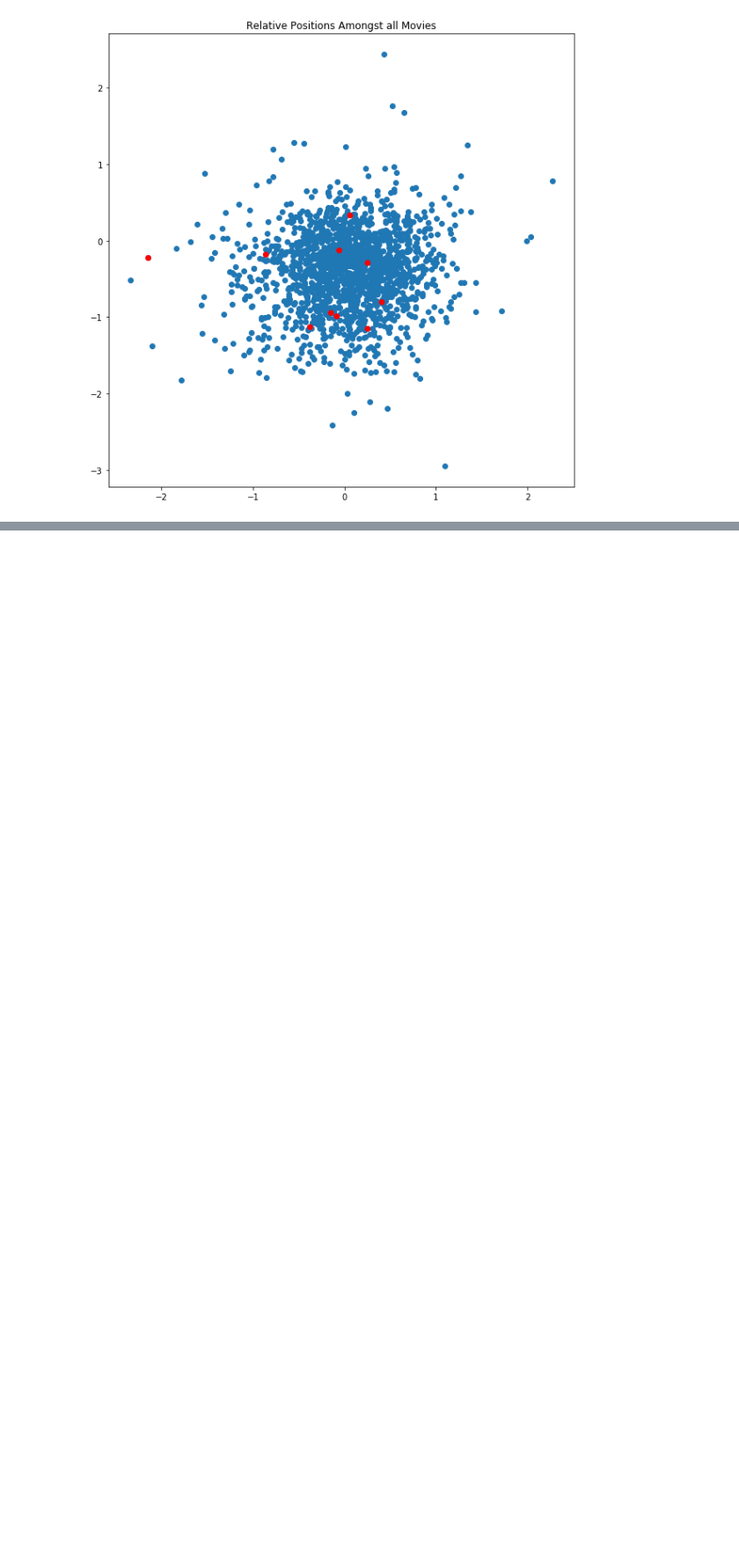
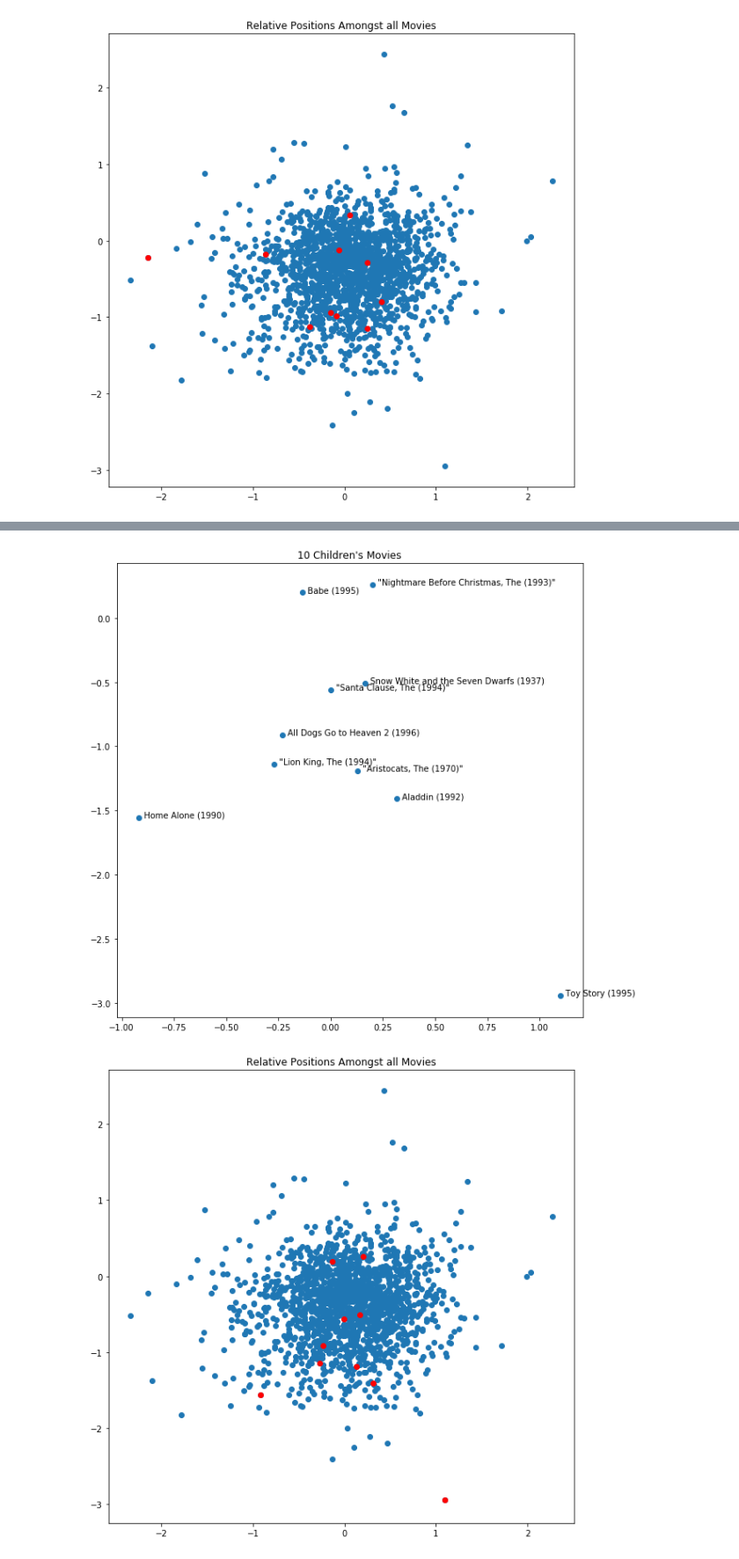
Before and after one commit to jwcomo66/miniproject2, a Jupyter notebook: MP2.ipynb, the cells around one changed output, grey strips where cells are left out. Shown at 88% size. Drawn from its saved outputs; the diff is of its cells as text; code cells hidden in the pictures; blank space fills up the shorter version.

```diff
--- a/MP2.ipynb
+++ b/MP2.ipynb
@@ -423,0 +344,28 @@ Text(0.5, 1.0, "Adventures, Children's, Crime Movies")
+# %%
+# Children's Movies
+# -1.4 0
+# -1.25 -.25
+
+
+movie_ids = movie_ids2[:10]
+m2 = m2[:,:10]
+
+#print(len(m2))
+fig, ax1 = plt.subplots()
+plt.scatter(m2[0], m2[1])
+plt.title("10 Children's Movies")
+
+#annotate with movie names
+for i, movie_id in enumerate(movie_ids):
+    title = str(titles[int(movie_id) - 1][1])
+    ax1.annotate("  " + title, (m2[0][i], m2[1][i]))
+
+plt.show()
+
+plt.scatter(V_s[0], V_s[1])
+plt.scatter(m2[0], m2[1], color = "red")
+plt.title("Relative Positions Amongst all Movies")
+plt.show()
+# %% [output]
+[figure, added]
+[figure, added]
```
Also changed, not shown: parts of 4 cells of this notebook.
